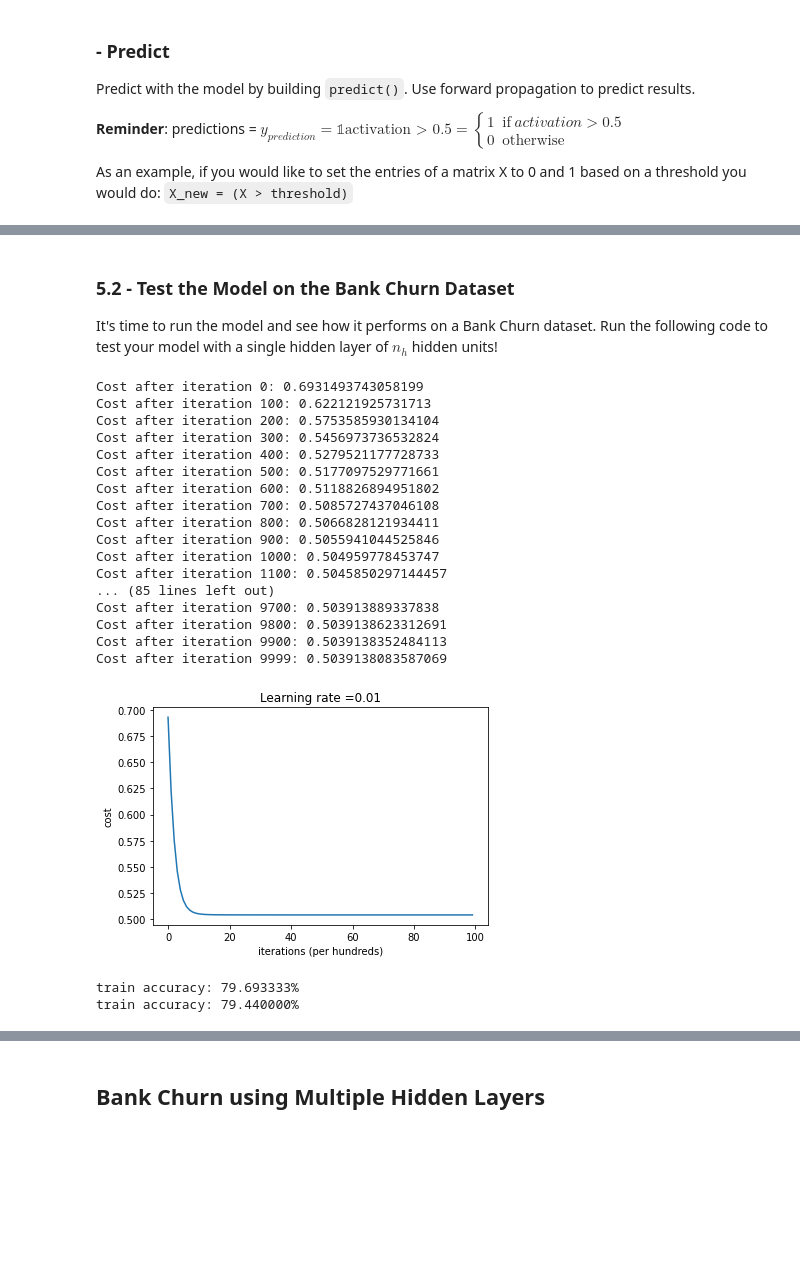
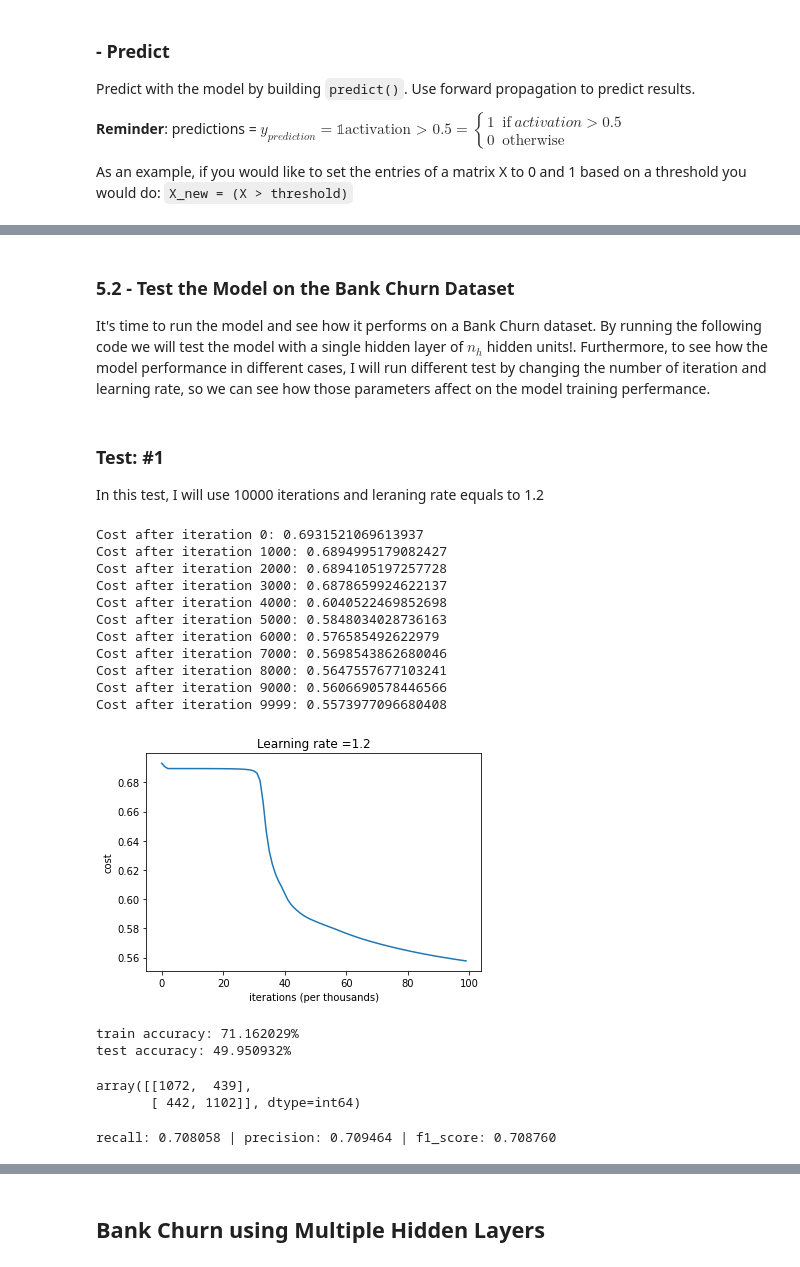
Before and after one commit to mexudi/CSC5351-Assignment, a Jupyter notebook: project_1/project_1.ipynb, the cells around one changed output, grey strips where cells are left out. Cells and saved outputs as stored; diff of their text form; code cells hidden in the pictures; blank space fills up the shorter version.

```diff
--- a/project_1/project_1.ipynb
+++ b/project_1/project_1.ipynb
@@ -238,3 +269,8 @@ df = pd.get_dummies(df, columns = ['country', 'gender'])
+# %%
+from sklearn.preprocessing import MinMaxScaler
+vars_co = ['credit_score','age', 'tenure', 'balance','estimated_salary']
+scaler = MinMaxScaler()
+df[vars_co] = scaler.fit_transform(df[vars_co])
 # %% [markdown]
 ## Modeling: Logistic Regression with a Neural Network
 # %% [markdown]
@@ -864,7 +896,7 @@ Implement the update rule. Use gradient descent. You have to use (dW1, db1, dW2,
 # %%
 # GRADED FUNCTION: update_parameters
 
-def update_parameters(parameters, grads, learning_rate = 0.01):
+def update_parameters(parameters, grads, learning_rate = 3):
     """
     Updates parameters using the gradient descent update rule given above
 
@@ -913,7 +945,7 @@ Building a neural network model in `nn_model()`.
 # %%
 # GRADED FUNCTION: nn_model
 
-def nn_model(X, Y, n_h, num_iterations = 10000, print_cost=False):
+def nn_model(X, Y, n_h, num_iterations = 10000, print_cost=False, learning_rate=1.2):
     """
     Arguments:
     X -- dataset of shape (2, number of examples)
@@ -946,10 +978,10 @@ def nn_model(X, Y, n_h, num_iterations = 10000, print_cost=False):
         grads = backward_propagation(parameters,cache,X,Y)
 
         #Gradient descent parameters upadte
-        parameters = update_parameters(parameters,grads)
+        parameters = update_parameters(parameters,grads,learning_rate)
 
         #print the cost every 1000 iterations
-        if print_cost and i % 100 == 0 or i == num_iterations - 1:
+        if print_cost and i % 1000 == 0 or i == num_iterations - 1:
             print("Cost after iteration {}: {}".format(i, np.squeeze(cost)))
         if i % 100 == 0 or i == num_iterations:
             costs.append(cost)
@@ -958,7 +990,7 @@ def nn_model(X, Y, n_h, num_iterations = 10000, print_cost=False):
 def costs_plot(costs, learning_rate=0.01):
     plt.plot(np.squeeze(costs))
     plt.ylabel('cost')
-    plt.xlabel('iterations (per hundreds)')
+    plt.xlabel('iterations (per thousands)')
     plt.title('Learning rate ='+ str(learning_rate))
     plt.show()
 # %% [markdown]
@@ -999,38 +1092,35 @@ def predict(parameters, X):
 <a name='5-2'></a>
 ### 5.2 - Test the Model on the Bank Churn Dataset
 
-It's time to run the model and see how it performs on a Bank Churn dataset. Run the following code to test your model with a single hidden layer of $n_h$ hidden units!
+It's time to run the model and see how it performs on a Bank Churn dataset. By running the following code we will test the model with a single hidden layer of $n_h$ hidden units!. Furthermore, to see how the model performance in different cases, I will run different test by changing the number of iteration and learning rate, so we can see how those parameters affect on the model training perfermance.
+# %% [markdown]
+### Test: #1
+In this test, I will use 10000 iterations and leraning rate equals to 1.2
 # %%
 # Build a model with a n_h-dimensional hidden layer
-parameters, costs = nn_model(train_set_x, train_set_y, n_h = 4, num_iterations = 10000, print_cost=True)
+parameters, costs = nn_model(train_set_x, train_set_y, n_h = 20, num_iterations = 10000, print_cost=True, learning_rate=1.2)
 # %% [output]
-Cost after iteration 0: 0.6931493743058199
-Cost after iteration 100: 0.622121925731713
-Cost after iteration 200: 0.5753585930134104
-Cost after iteration 300: 0.5456973736532824
-Cost after iteration 400: 0.5279521177728733
-Cost after iteration 500: 0.5177097529771661
-Cost after iteration 600: 0.5118826894951802
-Cost after iteration 700: 0.5085727437046108
-Cost after iteration 800: 0.5066828121934411
-Cost after iteration 900: 0.5055941044525846
-Cost after iteration 1000: 0.504959778453747
-Cost after iteration 1100: 0.5045850297144457
-... (85 lines left out)
-Cost after iteration 9700: 0.503913889337838
-Cost after iteration 9800: 0.5039138623312691
-Cost after iteration 9900: 0.5039138352484113
-Cost after iteration 9999: 0.5039138083587069
+Cost after iteration 0: 0.6931521069613937
+Cost after iteration 1000: 0.6894995179082427
+Cost after iteration 2000: 0.6894105197257728
+Cost after iteration 3000: 0.6878659924622137
+Cost after iteration 4000: 0.6040522469852698
+Cost after iteration 5000: 0.5848034028736163
+Cost after iteration 6000: 0.576585492622979
+Cost after iteration 7000: 0.5698543862680046
+Cost after iteration 8000: 0.5647557677103241
+Cost after iteration 9000: 0.5606690578446566
+Cost after iteration 9999: 0.5573977096680408
 # %%
-costs_plot(costs,0.01)
+costs_plot(costs,1.2)
 # %% [output]
-[figure, old version]
+[figure, new version]
 # %%
 # Print accuracy
 predictions_train = predict(parameters, train_set_x)
 predictions_test = predict(parameters, test_set_x)
 print ('train accuracy: %f' % float((np.dot(train_set_y, predictions_train.T) + np.dot(1 - train_set_y, 1 - predictions_train.T)) / float(train_set_y.size) * 100) + '%')
-print ('train accuracy: %f' % float((np.dot(test_set_y, predictions_test.T) + np.dot(1 - test_set_y, 1 - predictions_test.T)) / float(test_set_y.size) * 100) + '%')
+print ('test accuracy: %f' % float((np.dot(test_set_y, predictions_test.T) + np.dot(1 - test_set_y, 1 - predictions_test.T)) / float(test_set_y.size) * 100) + '%')
 # %% [output]
-train accuracy: 79.693333%
-train accuracy: 79.440000%
+train accuracy: 71.162029%
+test accuracy: 49.950932%
@@ -1036,0 +1133,9 @@ train accuracy: 79.440000%
+# %%
+cm_1_1
+# %% [output]
+array([[1072,  439],
+       [ 442, 1102]], dtype=int64)
+# %%
+evaluate(cm_1_1)
+# %% [output]
+recall: 0.708058 | precision: 0.709464 | f1_score: 0.708760
```
Also changed, not shown: parts of 86 cells of this notebook.
